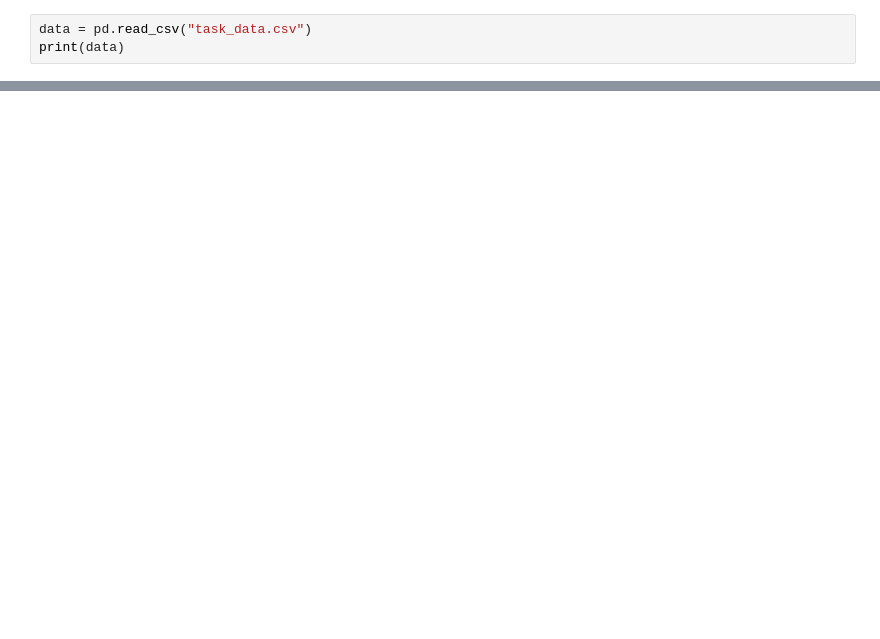
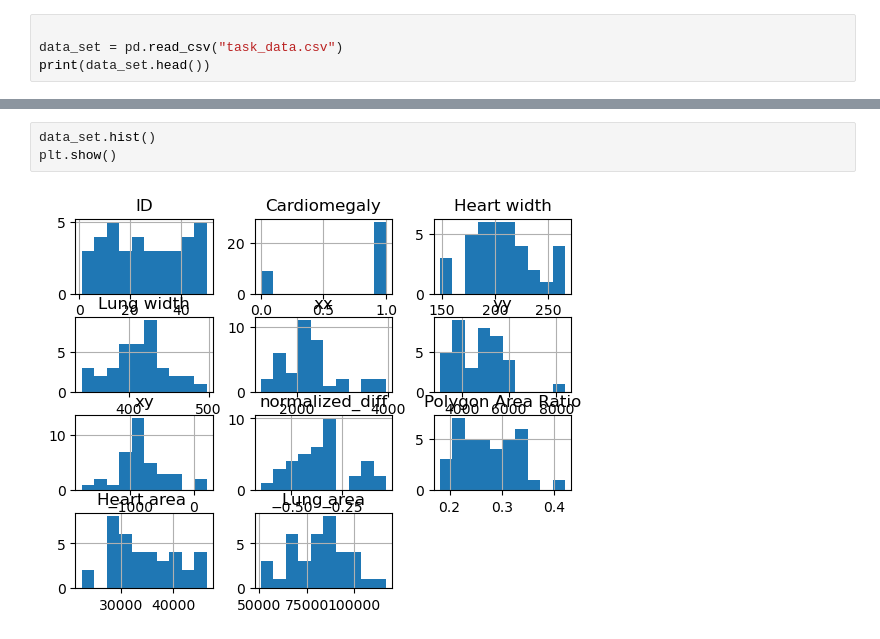
Before and after one commit to WilsonG78/AI_MED_Recruitment, a Jupyter notebook: detection.ipynb, the cells around one changed output, grey strips where cells are left out. Cells and saved outputs as stored; diff of their text form; blank space fills up the shorter version.

```diff
--- a/detection.ipynb
+++ b/detection.ipynb
@@ -18,4 +27,5 @@ import numpy as np
 # %%
-data = pd.read_csv("task_data.csv")
-print(data)
+
+data_set = pd.read_csv("task_data.csv")
+print(data_set.head())
 # %% [output]
@@ -38,0 +77,5 @@ print(data)
+# %%
+data_set.hist()
+plt.show()
+# %% [output]
+[figure, added]
```
Also changed, not shown: parts of 45 cells of this notebook, 1 other file.
